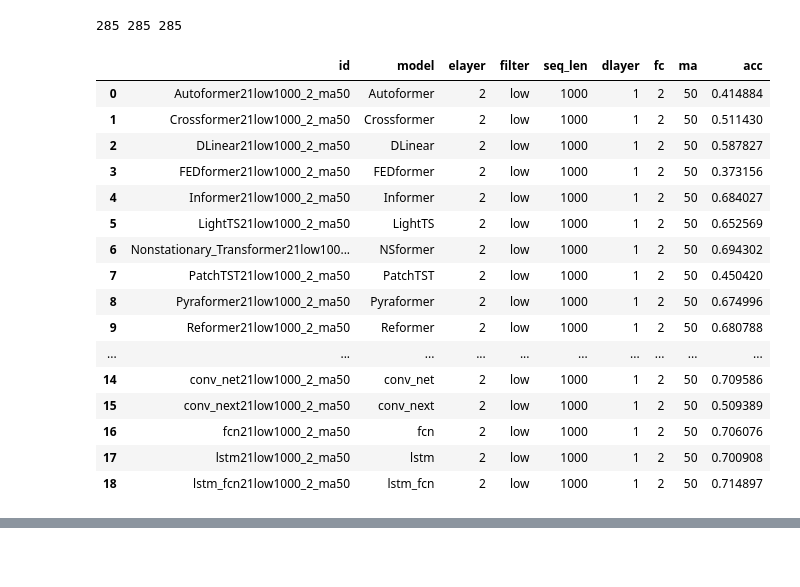
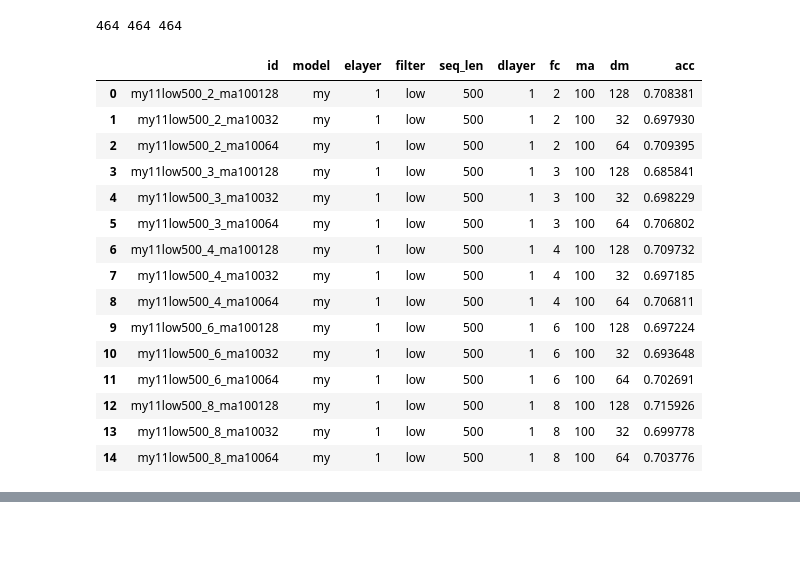
Before and after one commit to junhui1997/all_code, a Jupyter notebook: Time-Series-Library/parse_res.ipynb, the cells around one changed output, grey strips where cells are left out. Saved outputs shown, nothing was run; the diff lists cells and outputs as text; code cells hidden in the pictures.

```diff
--- a/Time-Series-Library/parse_res.ipynb
+++ b/Time-Series-Library/parse_res.ipynb
@@ -20,6 +20,7 @@ seq_len = []
 fcs = []
 dls = []
 mas = []
+dms = []
 for line in lines:
     if line.startswith('accuracy:'):
         accuracy = float(line.split(':')[1])
@@ -43,13 +44,16 @@ for line in lines:
         pattern_ma = r'ma(\d+)_'
         ma = list2str(re.findall(pattern_ma, ''.join(line)))
 
+        pattern_dm = r'dm(\d+)_'
+        dm = list2str(re.findall(pattern_dm, ''.join(line)))
+
 #         start_index = line.index("'Exp'") + len("'Exp'")
         start_index = line.index('Exp') + len('Exp')
         info = line[start_index+1:]
         filter_type = info.split('_')[0]
         itr = int(info.split('_')[-1])
         # 这个地方很奇怪，不知道后面还多了点啥，可能是空格
-        ids.append(model+elayer+dl+filter_type+seq+'_'+fc+'_ma'+ma)
+        ids.append(model+elayer+dl+filter_type+seq+'_'+fc+'_ma'+ma+dm)
         models.append(model)
         elayers.append(elayer)
         dls.append(dl)
@@ -58,52 +62,54 @@ for line in lines:
         seq_len.append(seq)
         fcs.append(fc)
         mas.append(ma)
+        dms.append(dm)
 
 #print('Accuracies:', accuracies)
 print(len(accuracies),len(models),len(ids),)
 import pandas as pd
 #显示所有列
 pd.set_option('display.max_columns', None)
 #显示所有行
 pd.set_option('display.max_rows', None)
 #设置value的显示长度为100，默认为50
 pd.set_option('max_colwidth',100)
 df = pd.DataFrame({"model": models,
                    "elayer": elayers,
                    'dlayer':dls,
                    "filter":filters,
                    "iter":itrs,
                    "acc":accuracies,
                    'id':ids,
                    'fc':fcs,
                    'ma':mas,
+                   'dm':dms,
                    'seq_len':seq_len})
 df_res = df.groupby('id').agg({'model': 'last',
                                'elayer': 'last',
                                'filter': 'last',
                                'seq_len':'last',
                                'dlayer':'last',
                                'fc':'last',
                                'ma':'last',
+                               'dm':'last',
                                'acc': 'mean'}).reset_index()
 df_res['model'] = df_res['model'].replace('Nonstationary_Transformer', 'NSformer')
 df_res
 # %% [output]
-285 285 285
+464 464 464
-|  | id | model | elayer | filter | seq_len | dlayer | fc | ma | acc |
-| 0 | Autoformer21low1000_2_ma50 | Autoformer | 2 | low | 1000 | 1 | 2 | 50 | 0.414884 |
-| 1 | Crossformer21low1000_2_ma50 | Crossformer | 2 | low | 1000 | 1 | 2 | 50 | 0.511430 |
-| 2 | DLinear21low1000_2_ma50 | DLinear | 2 | low | 1000 | 1 | 2 | 50 | 0.587827 |
-| 3 | FEDformer21low1000_2_ma50 | FEDformer | 2 | low | 1000 | 1 | 2 | 50 | 0.373156 |
-| 4 | Informer21low1000_2_ma50 | Informer | 2 | low | 1000 | 1 | 2 | 50 | 0.684027 |
-| 5 | LightTS21low1000_2_ma50 | LightTS | 2 | low | 1000 | 1 | 2 | 50 | 0.652569 |
-| 6 | Nonstationary_Transformer21low100... | NSformer | 2 | low | 1000 | 1 | 2 | 50 | 0.694302 |
-| 7 | PatchTST21low1000_2_ma50 | PatchTST | 2 | low | 1000 | 1 | 2 | 50 | 0.450420 |
-| 8 | Pyraformer21low1000_2_ma50 | Pyraformer | 2 | low | 1000 | 1 | 2 | 50 | 0.674996 |
-| 9 | Reformer21low1000_2_ma50 | Reformer | 2 | low | 1000 | 1 | 2 | 50 | 0.680788 |
-| ... | ... | ... | ... | ... | ... | ... | ... | ... | ... |
-| 14 | conv_net21low1000_2_ma50 | conv_net | 2 | low | 1000 | 1 | 2 | 50 | 0.709586 |
-| 15 | conv_next21low1000_2_ma50 | conv_next | 2 | low | 1000 | 1 | 2 | 50 | 0.509389 |
-| 16 | fcn21low1000_2_ma50 | fcn | 2 | low | 1000 | 1 | 2 | 50 | 0.706076 |
-| 17 | lstm21low1000_2_ma50 | lstm | 2 | low | 1000 | 1 | 2 | 50 | 0.700908 |
-| 18 | lstm_fcn21low1000_2_ma50 | lstm_fcn | 2 | low | 1000 | 1 | 2 | 50 | 0.714897 |
+|  | id | model | elayer | filter | seq_len | dlayer | fc | ma | dm | acc |
+| 0 | my11low500_2_ma100128 | my | 1 | low | 500 | 1 | 2 | 100 | 128 | 0.708381 |
+| 1 | my11low500_2_ma10032 | my | 1 | low | 500 | 1 | 2 | 100 | 32 | 0.697930 |
+| 2 | my11low500_2_ma10064 | my | 1 | low | 500 | 1 | 2 | 100 | 64 | 0.709395 |
+| 3 | my11low500_3_ma100128 | my | 1 | low | 500 | 1 | 3 | 100 | 128 | 0.685841 |
+| 4 | my11low500_3_ma10032 | my | 1 | low | 500 | 1 | 3 | 100 | 32 | 0.698229 |
+| 5 | my11low500_3_ma10064 | my | 1 | low | 500 | 1 | 3 | 100 | 64 | 0.706802 |
+| 6 | my11low500_4_ma100128 | my | 1 | low | 500 | 1 | 4 | 100 | 128 | 0.709732 |
+| 7 | my11low500_4_ma10032 | my | 1 | low | 500 | 1 | 4 | 100 | 32 | 0.697185 |
+| 8 | my11low500_4_ma10064 | my | 1 | low | 500 | 1 | 4 | 100 | 64 | 0.706811 |
+| 9 | my11low500_6_ma100128 | my | 1 | low | 500 | 1 | 6 | 100 | 128 | 0.697224 |
+| 10 | my11low500_6_ma10032 | my | 1 | low | 500 | 1 | 6 | 100 | 32 | 0.693648 |
+| 11 | my11low500_6_ma10064 | my | 1 | low | 500 | 1 | 6 | 100 | 64 | 0.702691 |
+| 12 | my11low500_8_ma100128 | my | 1 | low | 500 | 1 | 8 | 100 | 128 | 0.715926 |
+| 13 | my11low500_8_ma10032 | my | 1 | low | 500 | 1 | 8 | 100 | 32 | 0.699778 |
+| 14 | my11low500_8_ma10064 | my | 1 | low | 500 | 1 | 8 | 100 | 64 | 0.703776 |
```
Also changed, not shown: parts of 5 cells of this notebook, 19 other files.
